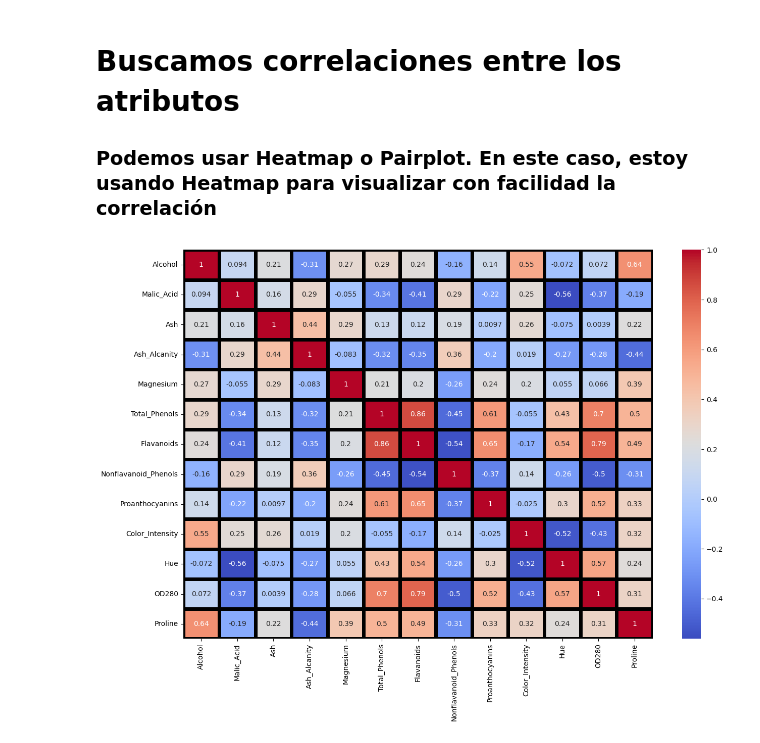
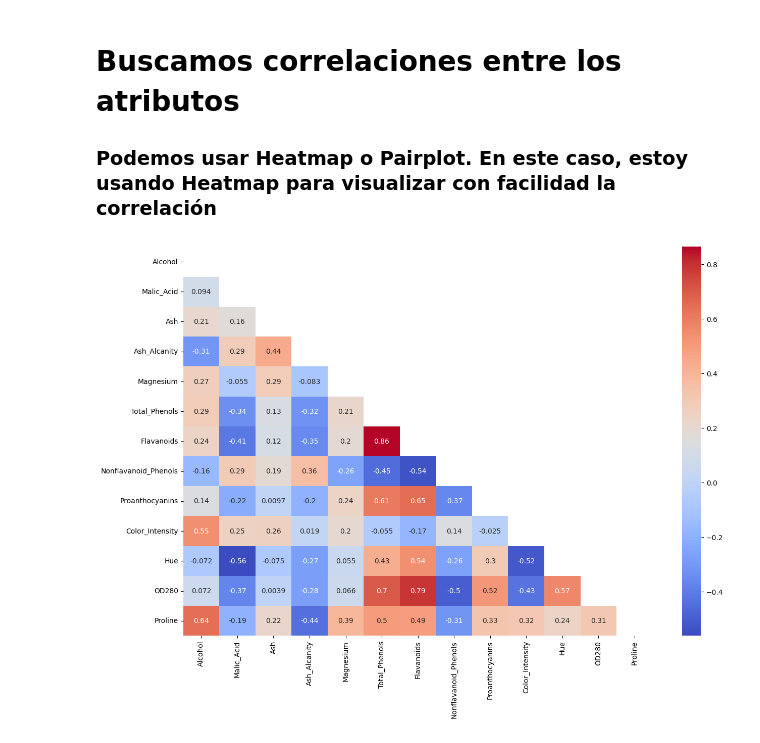
Before and after one commit to AlexCanchari/ML_Wines, a Jupyter notebook: notebooks/01_data_eda.ipynb, the cells around one changed output. Cells and saved outputs as stored; diff of their text form; code cells hidden in the pictures.

```diff
--- a/notebooks/01_data_eda.ipynb
+++ b/notebooks/01_data_eda.ipynb
@@ -147,8 +152,10 @@ plt.tight_layout()
 
 ### Podemos usar Heatmap o Pairplot. En este caso, estoy usando Heatmap para visualizar con facilidad la correlación
 # %%
+corr= df.corr()
+matrix = np.triu(corr)
 plt.figure(figsize=(15, 10))
-sns.heatmap(df.corr(),annot=True,cmap='coolwarm',linewidths=5,linecolor='black',)
+sns.heatmap(corr, annot=True,cmap='coolwarm',linecolor='black', mask=matrix)
 plt.show()
 # %% [output]
-[figure, old version]
+[figure, new version]
```
Also changed, not shown: parts of 6 cells of this notebook, 1 other file.
